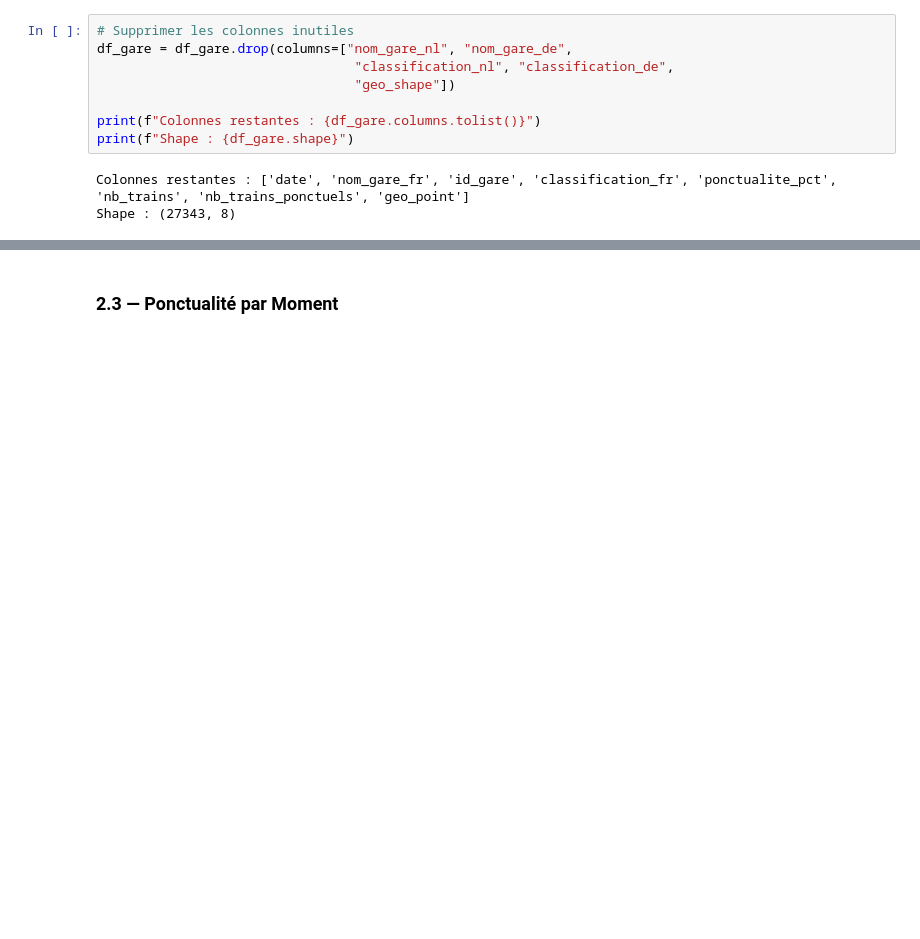
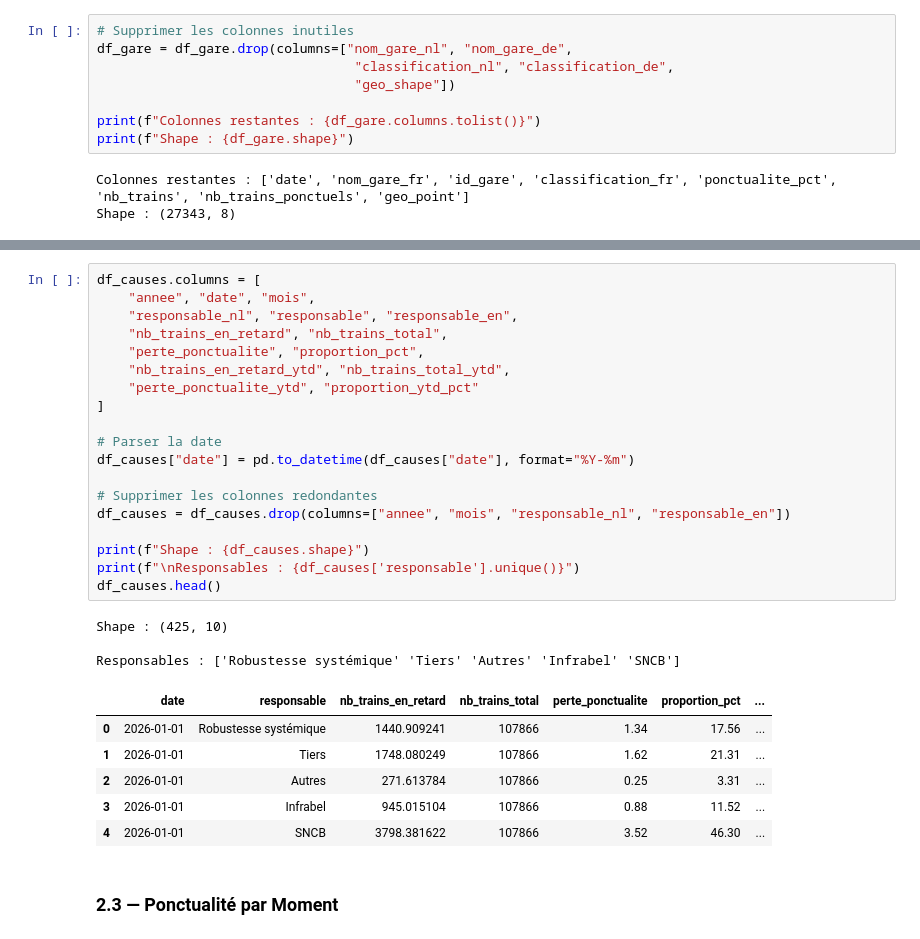
Before and after one commit to Proftg/infrabel-dashboard, a Jupyter notebook: dashboard.ipynb, the cells around one changed output, grey strips where cells are left out. Cells and saved outputs as stored; diff of their text form; blank space fills up the shorter version.

Commit message:
feat: étape 2 — Transform des 5 datasets (nettoyage, renommage, parsing dates)

```diff
--- a/dashboard.ipynb
+++ b/dashboard.ipynb
@@ -249,3 +346,32 @@ df_causes.head(3)
+# %%
+df_causes.columns = [
+    "annee", "date", "mois",
+    "responsable_nl", "responsable", "responsable_en",
+    "nb_trains_en_retard", "nb_trains_total",
+    "perte_ponctualite", "proportion_pct",
+    "nb_trains_en_retard_ytd", "nb_trains_total_ytd",
+    "perte_ponctualite_ytd", "proportion_ytd_pct"
+]
+
+# Parser la date
+df_causes["date"] = pd.to_datetime(df_causes["date"], format="%Y-%m")
+
+# Supprimer les colonnes redondantes
+df_causes = df_causes.drop(columns=["annee", "mois", "responsable_nl", "responsable_en"])
+
+print(f"Shape : {df_causes.shape}")
+print(f"\nResponsables : {df_causes['responsable'].unique()}")
+df_causes.head()
+# %% [output]
+Shape : (425, 10)
+
+Responsables : ['Robustesse systémique' 'Tiers' 'Autres' 'Infrabel' 'SNCB']
+|  | date | responsable | nb_trains_en_retard | nb_trains_total | perte_ponctualite | proportion_pct | ... |
+| 0 | 2026-01-01 | Robustesse systémique | 1440.909241 | 107866 | 1.34 | 17.56 | ... |
+| 1 | 2026-01-01 | Tiers | 1748.080249 | 107866 | 1.62 | 21.31 | ... |
+| 2 | 2026-01-01 | Autres | 271.613784 | 107866 | 0.25 | 3.31 | ... |
+| 3 | 2026-01-01 | Infrabel | 945.015104 | 107866 | 0.88 | 11.52 | ... |
+| 4 | 2026-01-01 | SNCB | 3798.381622 | 107866 | 3.52 | 46.30 | ... |
 # %% [markdown]
 ### 2.3 — Ponctualité par Moment
 # %%
```
Also changed, not shown: parts of 17 cells of this notebook.
